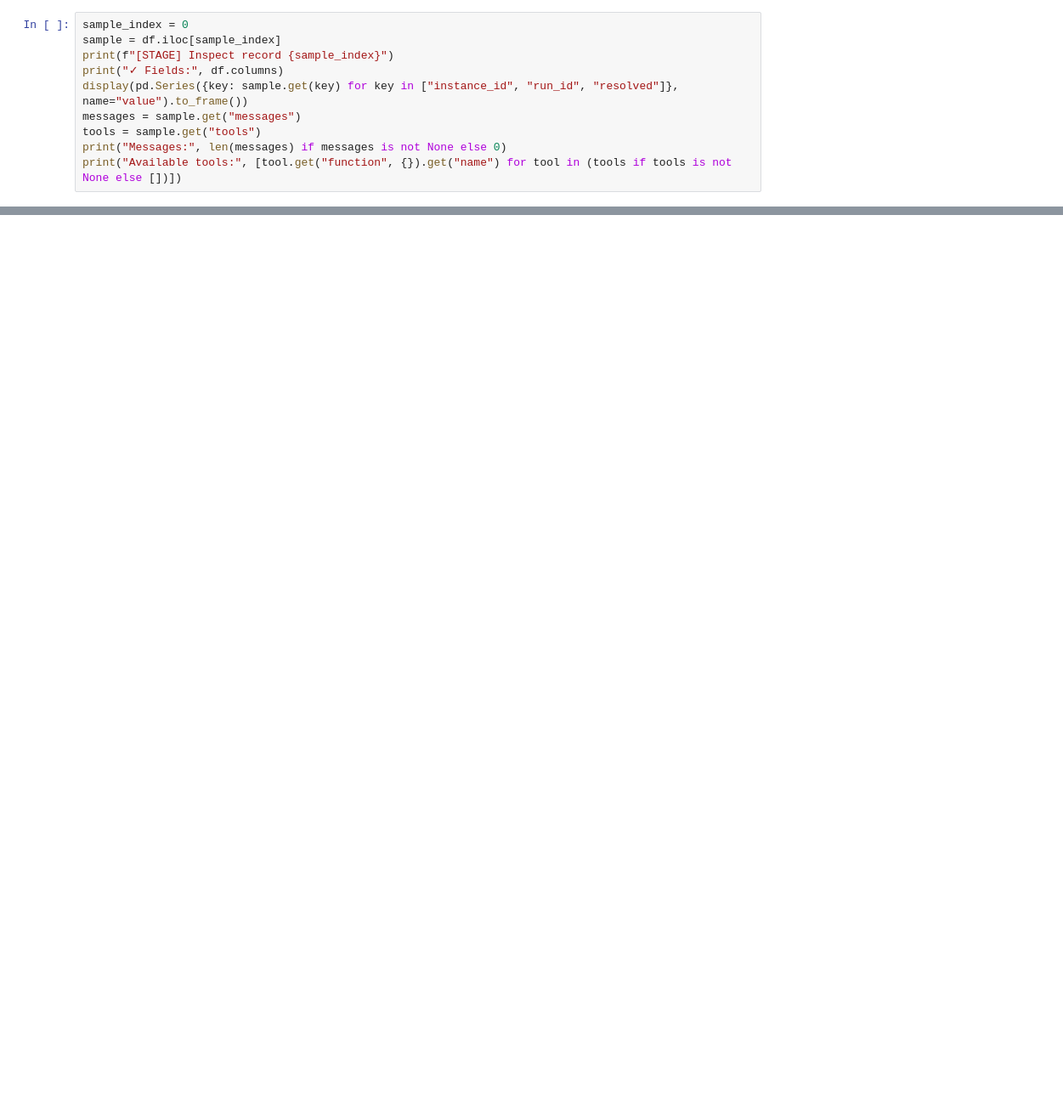
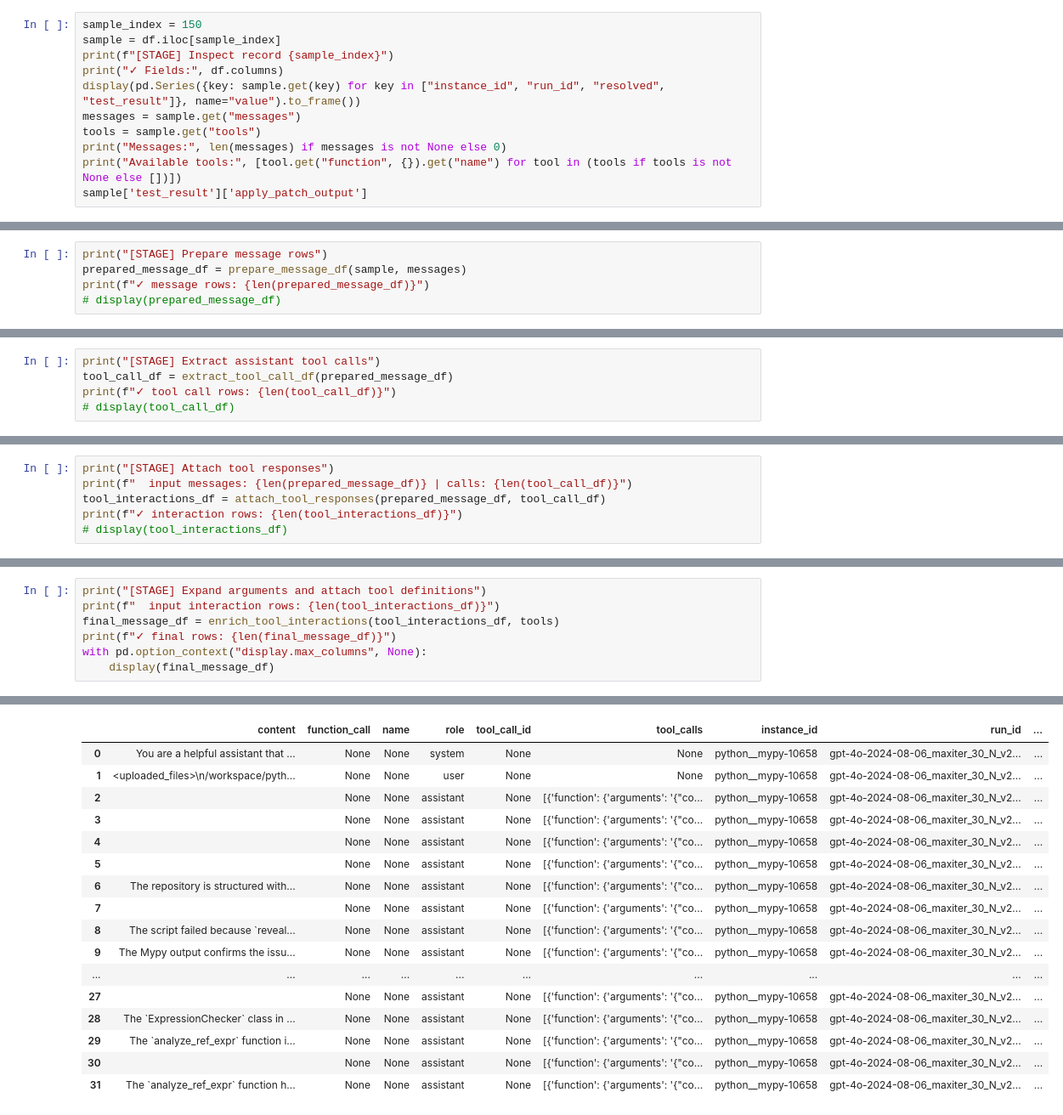
Before and after one commit to Vedaang-Chopra/Deep-Learning, a Jupyter notebook: model_training/post_training/07-agent_training/02_inspect_traj.ipynb, the cells around one changed output, grey strips where cells are left out. Shown at 85% size. Cells and saved outputs as stored; diff of their text form; blank space fills up the shorter version.

```diff
--- a/model_training/post_training/07-agent_training/02_inspect_traj.ipynb
+++ b/model_training/post_training/07-agent_training/02_inspect_traj.ipynb
@@ -29,10 +164,11 @@ print(df.columns.tolist())
 # %%
-sample_index = 0
+sample_index = 150
 sample = df.iloc[sample_index]
 print(f"[STAGE] Inspect record {sample_index}")
 print("✓ Fields:", df.columns)
-display(pd.Series({key: sample.get(key) for key in ["instance_id", "run_id", "resolved"]}, name="value").to_frame())
+display(pd.Series({key: sample.get(key) for key in ["instance_id", "run_id", "resolved", "test_result"]}, name="value").to_frame())
 messages = sample.get("messages")
 tools = sample.get("tools")
 print("Messages:", len(messages) if messages is not None else 0)
 print("Available tools:", [tool.get("function", {}).get("name") for tool in (tools if tools is not None else [])])
+sample['test_result']['apply_patch_output']
@@ -179,0 +212,5 @@ Total messages: 13
+# %%
+print("[STAGE] Prepare message rows")
+prepared_message_df = prepare_message_df(sample, messages)
+print(f"✓ message rows: {len(prepared_message_df)}")
+# display(prepared_message_df)
@@ -179,0 +223,5 @@ Total messages: 13
+# %%
+print("[STAGE] Extract assistant tool calls")
+tool_call_df = extract_tool_call_df(prepared_message_df)
+print(f"✓ tool call rows: {len(tool_call_df)}")
+# display(tool_call_df)
@@ -179,0 +234,6 @@ Total messages: 13
+# %%
+print("[STAGE] Attach tool responses")
+print(f"  input messages: {len(prepared_message_df)} | calls: {len(tool_call_df)}")
+tool_interactions_df = attach_tool_responses(prepared_message_df, tool_call_df)
+print(f"✓ interaction rows: {len(tool_interactions_df)}")
+# display(tool_interactions_df)
@@ -179,0 +247,8 @@ Total messages: 13
+# %%
+print("[STAGE] Expand arguments and attach tool definitions")
+print(f"  input interaction rows: {len(tool_interactions_df)}")
+final_message_df = enrich_tool_interactions(tool_interactions_df, tools)
+print(f"✓ final rows: {len(final_message_df)}")
+with pd.option_context("display.max_columns", None):
+    display(final_message_df)
+# %% [output]
@@ -180,3 +260,20 @@ Total messages: 13
+|  | content | function_call | name | role | tool_call_id | tool_calls | instance_id | run_id | ... |
+| 0 | You are a helpful assistant that ... | None | None | system | None | None | python__mypy-10658 | gpt-4o-2024-08-06_maxiter_30_N_v2... | ... |
+| 1 | <uploaded_files>\n/workspace/pyth... | None | None | user | None | None | python__mypy-10658 | gpt-4o-2024-08-06_maxiter_30_N_v2... | ... |
+| 2 |  | None | None | assistant | None | [{'function': {'arguments': '{"co... | python__mypy-10658 | gpt-4o-2024-08-06_maxiter_30_N_v2... | ... |
+| 3 |  | None | None | assistant | None | [{'function': {'arguments': '{"co... | python__mypy-10658 | gpt-4o-2024-08-06_maxiter_30_N_v2... | ... |
+| 4 |  | None | None | assistant | None | [{'function': {'arguments': '{"co... | python__mypy-10658 | gpt-4o-2024-08-06_maxiter_30_N_v2... | ... |
+| 5 |  | None | None | assistant | None | [{'function': {'arguments': '{"co... | python__mypy-10658 | gpt-4o-2024-08-06_maxiter_30_N_v2... | ... |
+| 6 | The repository is structured with... | None | None | assistant | None | [{'function': {'arguments': '{"co... | python__mypy-10658 | gpt-4o-2024-08-06_maxiter_30_N_v2... | ... |
+| 7 |  | None | None | assistant | None | [{'function': {'arguments': '{"co... | python__mypy-10658 | gpt-4o-2024-08-06_maxiter_30_N_v2... | ... |
+| 8 | The script failed because `reveal... | None | None | assistant | None | [{'function': {'arguments': '{"co... | python__mypy-10658 | gpt-4o-2024-08-06_maxiter_30_N_v2... | ... |
+| 9 | The Mypy output confirms the issu... | None | None | assistant | None | [{'function': {'arguments': '{"co... | python__mypy-10658 | gpt-4o-2024-08-06_maxiter_30_N_v2... | ... |
+| ... | ... | ... | ... | ... | ... | ... | ... | ... | ... |
+| 27 |  | None | None | assistant | None | [{'function': {'arguments': '{"co... | python__mypy-10658 | gpt-4o-2024-08-06_maxiter_30_N_v2... | ... |
+| 28 | The `ExpressionChecker` class in ... | None | None | assistant | None | [{'function': {'arguments': '{"co... | python__mypy-10658 | gpt-4o-2024-08-06_maxiter_30_N_v2... | ... |
+| 29 | The `analyze_ref_expr` function i... | None | None | assistant | None | [{'function': {'arguments': '{"co... | python__mypy-10658 | gpt-4o-2024-08-06_maxiter_30_N_v2... | ... |
+| 30 |  | None | None | assistant | None | [{'function': {'arguments': '{"co... | python__mypy-10658 | gpt-4o-2024-08-06_maxiter_30_N_v2... | ... |
+| 31 | The `analyze_ref_expr` function h... | None | None | assistant | None | [{'function': {'arguments': '{"co... | python__mypy-10658 | gpt-4o-2024-08-06_maxiter_30_N_v2... | ... |
 # %%
 sample['test_result']
 # %% [output]
```
Also changed, not shown: parts of 32 cells of this notebook, 45 other files.
